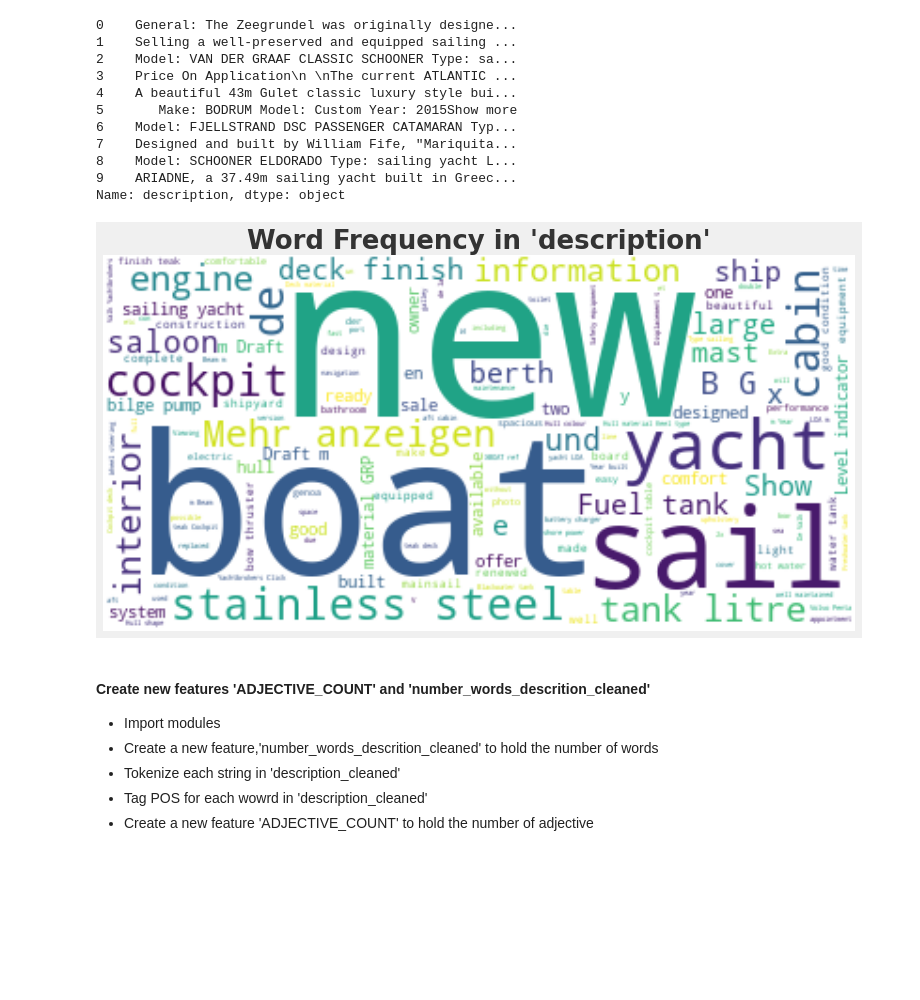
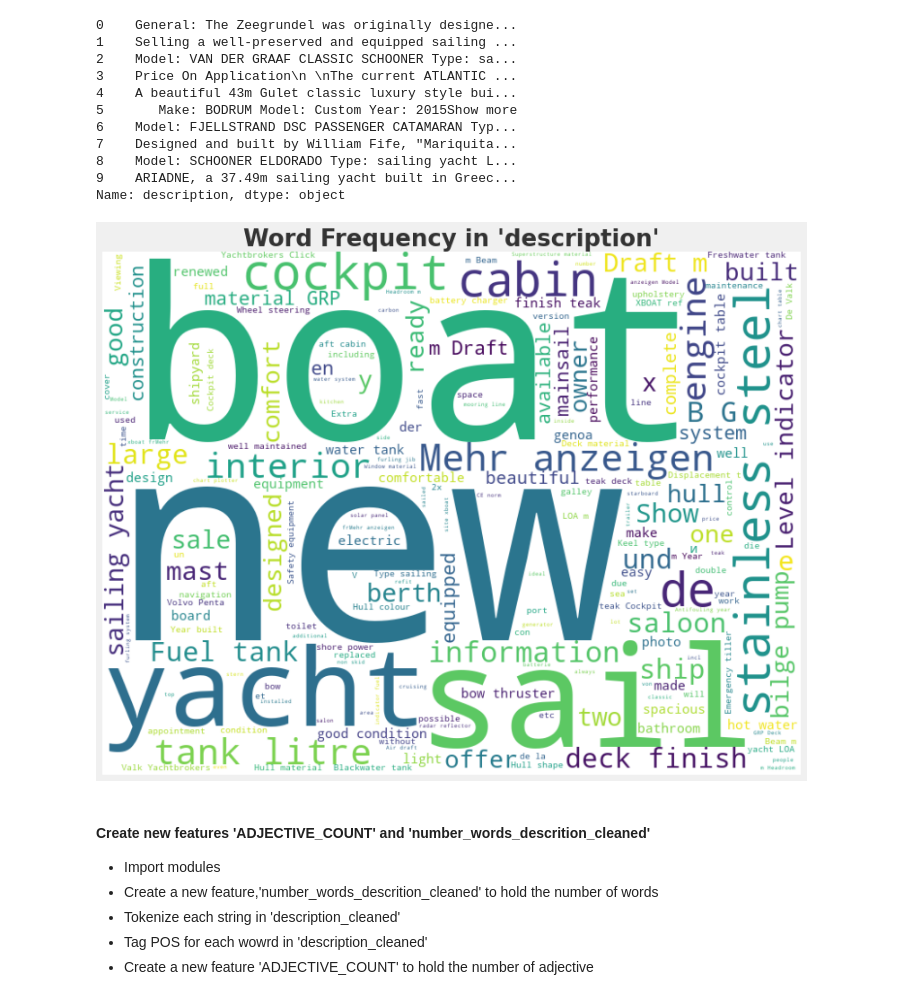
Before and after one commit to momogure/1_predict_ship_price, a Jupyter notebook: ship_price_prediction.ipynb, the cells around one changed output. Cells and saved outputs as stored; diff of their text form; code cells hidden in the pictures; blank space fills up the shorter version.

```diff
--- a/ship_price_prediction.ipynb
+++ b/ship_price_prediction.ipynb
@@ -458,13 +465,13 @@ Name: description, dtype: object
 # %%
 # Visualize word frequency in 'description'
 stopwords = set(STOPWORDS)
-wordcloud = WordCloud(stopwords=stopwords, background_color="white").generate(" ".join(df['description']))
-plt.figure( figsize=(12, 10))
+wordcloud = WordCloud(width=800, height=600, stopwords=stopwords, background_color="white").generate(" ".join(df['description']))
+plt.figure( figsize=(15, 10))
 plt.title("Word Frequency in 'description'", fontsize=26, fontweight='bold')
 plt.imshow(wordcloud, interpolation='bilinear')
 plt.axis("off");
 # %% [output]
-[figure, old version]
+[figure, new version]
 # %%
 # 1. Convert all characters to lowercase
 def text_to_lower(txt):
```
Also changed, not shown: parts of 16 cells of this notebook.
